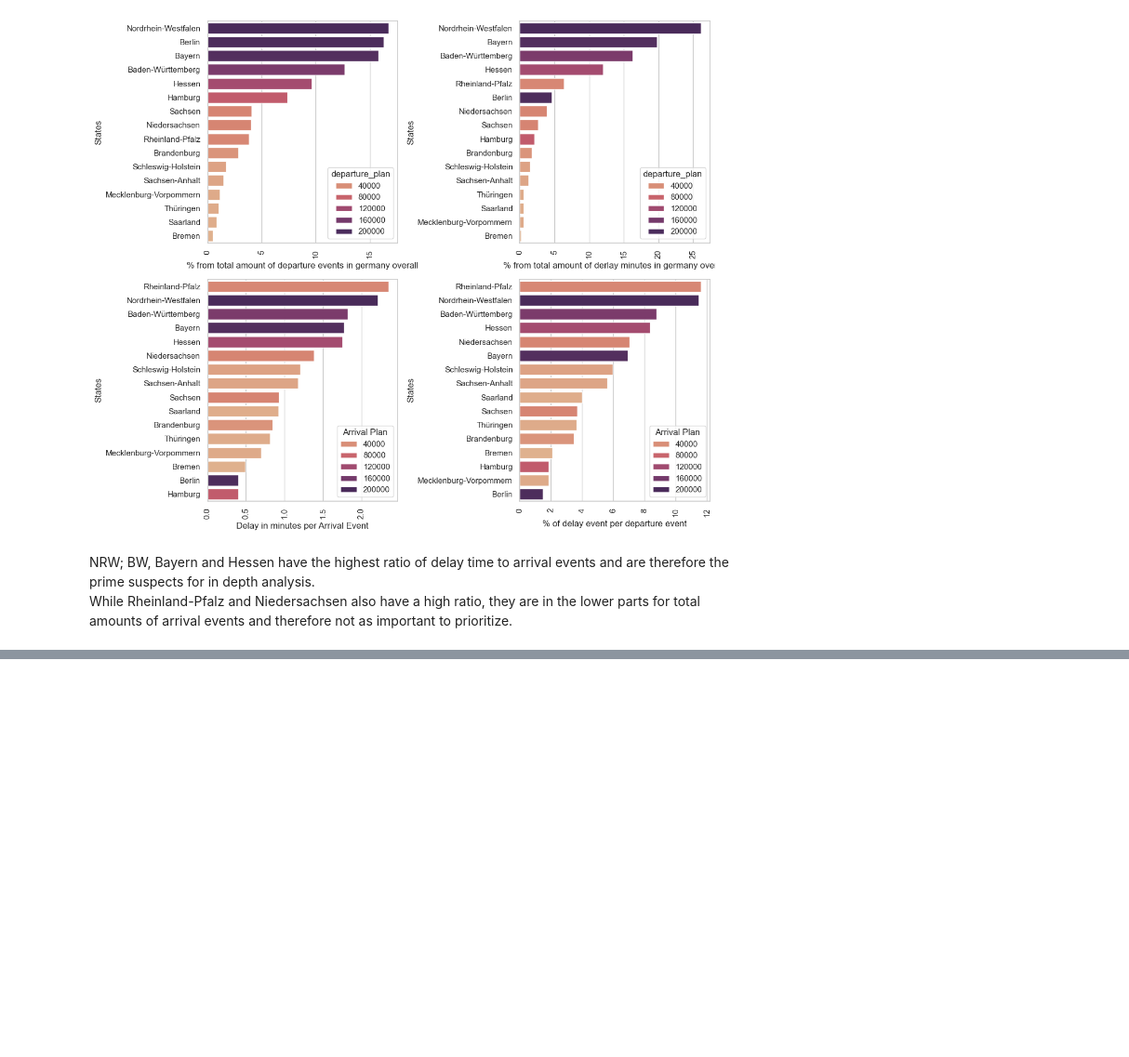
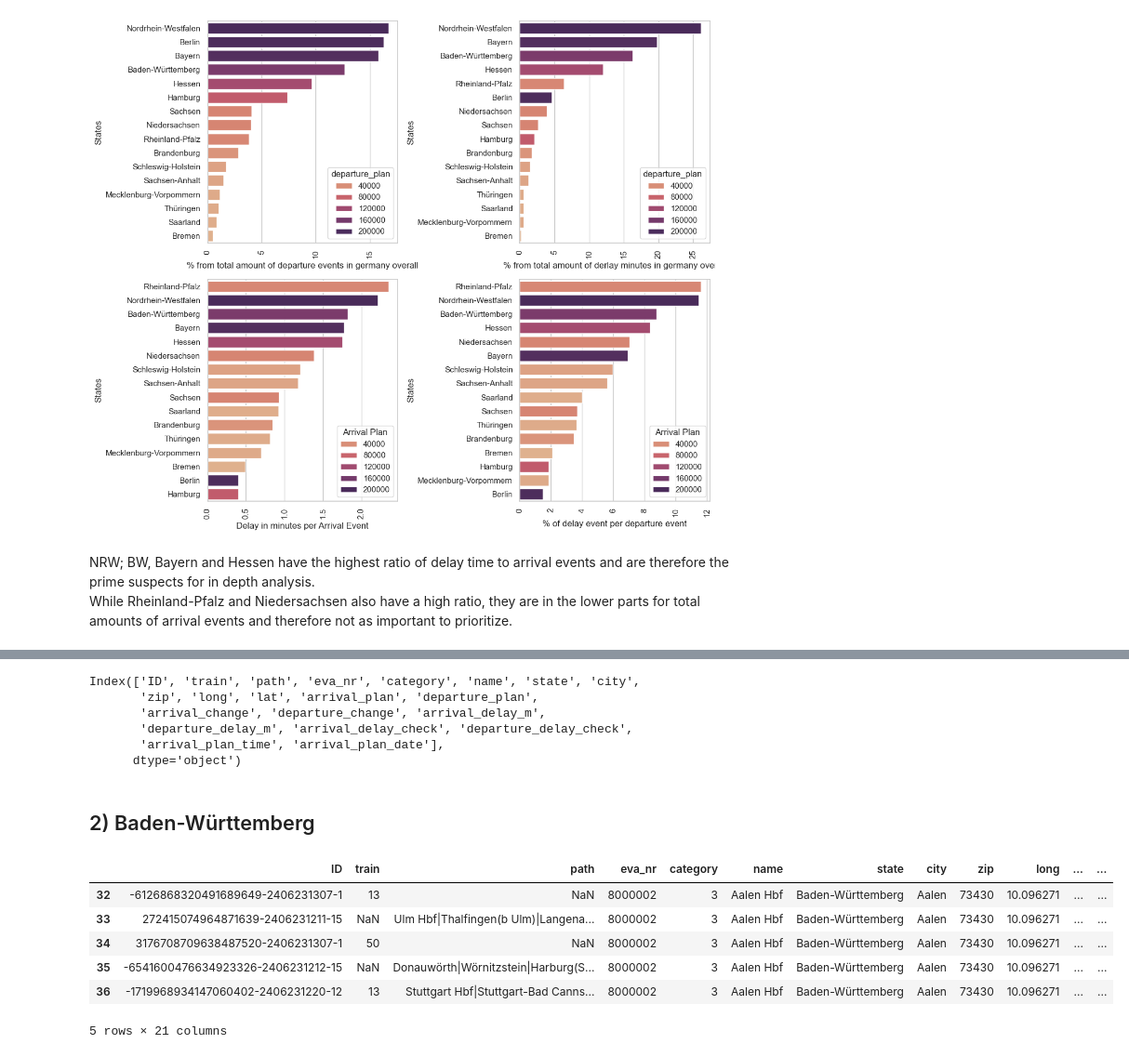
Before and after one commit to Nokkyuu/Fantastic_trains_and_when_to_find_them, a Jupyter notebook: EDA/eda_general_data.ipynb, the cells around one changed output, grey strips where cells are left out. Shown: that part at 93% size. Cells and saved outputs as stored; diff of their text form; code cells hidden in the pictures; blank space fills up the shorter version.

```diff
--- a/EDA/eda_general_data.ipynb
+++ b/EDA/eda_general_data.ipynb
@@ -297,0 +395,9 @@ NRW; BW, Bayern and Hessen have the highest ratio of delay time to arrival event
+# %%
+df_nrw.columns
+# %% [output]
+Index(['ID', 'train', 'path', 'eva_nr', 'category', 'name', 'state', 'city',
+       'zip', 'long', 'lat', 'arrival_plan', 'departure_plan',
+       'arrival_change', 'departure_change', 'arrival_delay_m',
+       'departure_delay_m', 'arrival_delay_check', 'departure_delay_check',
+       'arrival_plan_time', 'arrival_plan_date'],
+      dtype='object')
@@ -297,0 +406,12 @@ NRW; BW, Bayern and Hessen have the highest ratio of delay time to arrival event
+# %% [markdown]
+## 2) Baden-Württemberg
+# %%
+df_bw.head()
+# %% [output]
+|  | ID | train | path | eva_nr | category | name | state | city | zip | long | ... | ... |
+| 32 | -6126868320491689649-2406231307-1 | 13 | NaN | 8000002 | 3 | Aalen Hbf | Baden-Württemberg | Aalen | 73430 | 10.096271 | ... | ... |
+| 33 | 272415074964871639-2406231211-15 | NaN | Ulm Hbf|Thalfingen(b Ulm)|Langena... | 8000002 | 3 | Aalen Hbf | Baden-Württemberg | Aalen | 73430 | 10.096271 | ... | ... |
+| 34 | 3176708709638487520-2406231307-1 | 50 | NaN | 8000002 | 3 | Aalen Hbf | Baden-Württemberg | Aalen | 73430 | 10.096271 | ... | ... |
+| 35 | -6541600476634923326-2406231212-15 | NaN | Donauwörth|Wörnitzstein|Harburg(S... | 8000002 | 3 | Aalen Hbf | Baden-Württemberg | Aalen | 73430 | 10.096271 | ... | ... |
+| 36 | -1719968934147060402-2406231220-12 | 13 | Stuttgart Hbf|Stuttgart-Bad Canns... | 8000002 | 3 | Aalen Hbf | Baden-Württemberg | Aalen | 73430 | 10.096271 | ... | ... |
+5 rows × 21 columns
```
Also changed, not shown: parts of 17 cells of this notebook.
